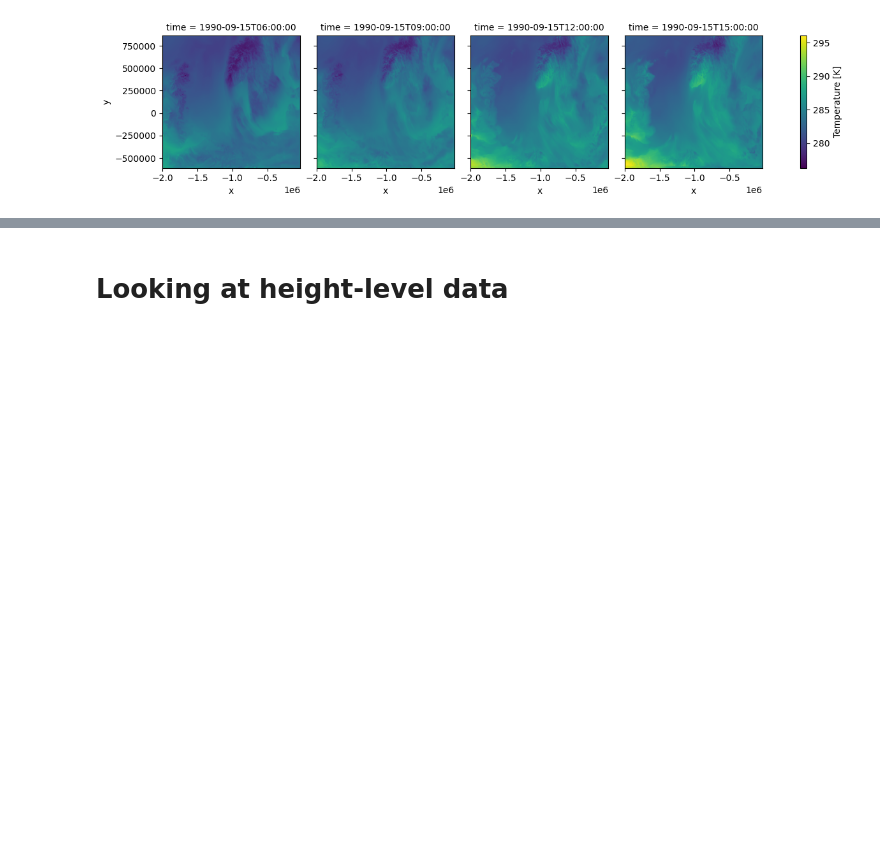
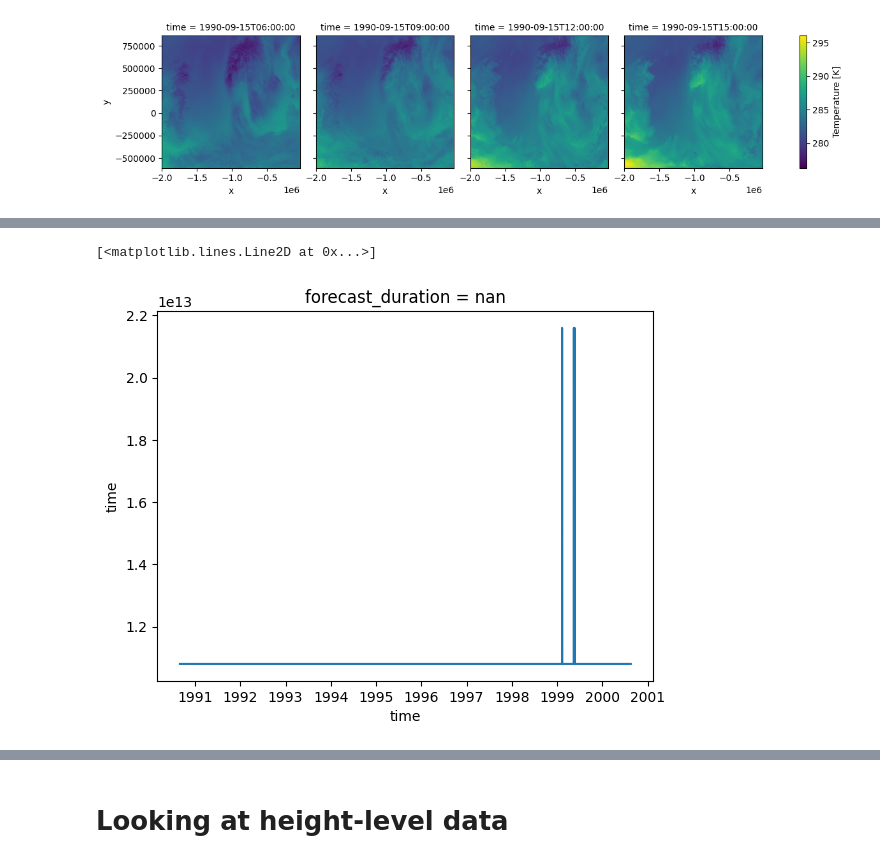
Before and after one commit to mllam/grib-reanalysis-to-zarr, a Jupyter notebook: notebooks/sample_analysis.ipynb, the cells around one changed output, grey strips where cells are left out. Saved outputs shown, nothing was run; the diff lists cells and outputs as text; code cells hidden in the pictures; blank space fills up the shorter version.

```diff
--- a/notebooks/sample_analysis.ipynb
+++ b/notebooks/sample_analysis.ipynb
@@ -190,0 +210,5 @@ da_t.plot(col="time", col_wrap=4)
+# %%
+ds_pl.time.diff(dim="time").plot()
+# %% [output]
+[<matplotlib.lines.Line2D at 0x...>]
+[figure, added]
```
Also changed, not shown: parts of 13 cells of this notebook, 8 other files.
